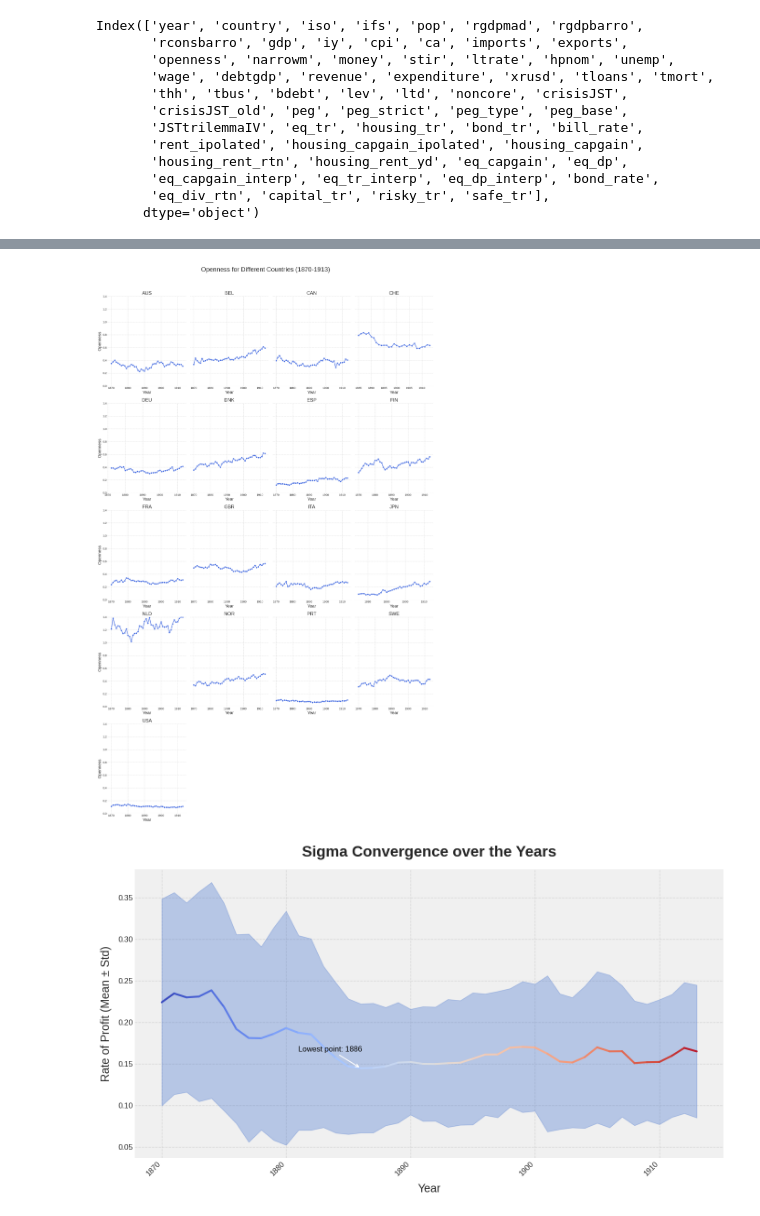
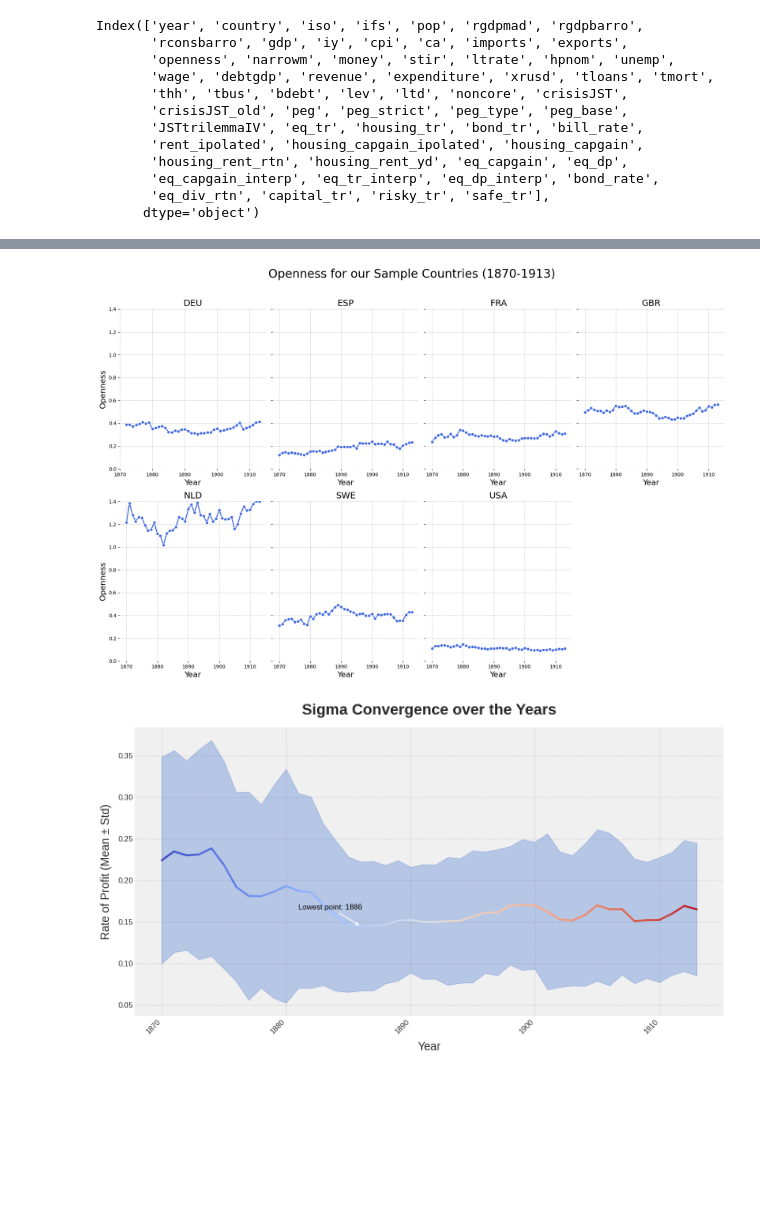
Before and after one commit to kabeerbora/1st_global, a Jupyter notebook: 1st_global.ipynb, the cells around one changed output, grey strips where cells are left out. Cells and saved outputs as stored; diff of their text form; code cells hidden in the pictures; blank space fills up the shorter version.

```diff
--- a/1st_global.ipynb
+++ b/1st_global.ipynb
@@ -65,9 +63,9 @@ df_open = df_open[df_open['year'] <= 1913]
 df_open['exp_gdp'] = df_open['exports']/df_open['gdp']
 df_open['imp_gdp'] = df_open['imports']/df_open['gdp']
 # %%
-df_open = df_open[['exp_gdp', 'imp_gdp', 'year', 'country','iso']]
+df_open = df_open[['exp_gdp', 'imp_gdp', 'year', 'country','iso', 'openness']]
 # %%
-iso_list = ['AUS', 'BEL', 'CAN', 'CHE', 'DEU', 'DNK', 'ESP', 'FIN', 'FRA', 'GBR', 'ITA', 'JPN', 'NLD', 'NOR', 'PRT', 'SWE', 'USA']
+iso_list = ['DEU','ESP', 'FRA', 'GBR', 'NLD', 'SWE', 'USA']
 df_open = df_open[df_open['iso'].isin(iso_list)]
 df_open
 # %% [output]
@@ -123,35 +107,35 @@ df_open = df_open[mask]
 import matplotlib.pyplot as plt
 import seaborn as sns
 min_openness = df_open['openness'].min()
 max_openness = df_open['openness'].max()
 num_countries = len(df_open['iso'].unique())
 num_cols = min(num_countries, 4)
 num_rows = (num_countries + num_cols - 1) // num_cols
 fig, axes = plt.subplots(nrows=num_rows, ncols=num_cols, figsize=(18, 6 * num_rows), sharey=True)
 axes = axes.flatten()
 for i, (country, group) in enumerate(df_open.groupby('iso')):
   ax = axes[i]
 
 
   group = group[group['openness'] != 0]
 
   sns.lineplot(x='year', y='openness', data=group, marker='o', ax=ax, color='royalblue', linewidth=2)
 
   ax.set_title(country, fontsize=18)
   ax.set_xlabel('Year', fontsize=16)
   ax.set_ylabel('Openness', fontsize=16)
   ax.grid(True, linestyle='--', alpha=0.7)
   ax.set_ylim(min_openness, max_openness)
 
 
   sns.despine(ax=ax, left=True, bottom=True)
 for j in range(i + 1, len(axes)):
     fig.delaxes(axes[j])
-plt.suptitle('Openness for Different Countries (1870-1913)', fontsize=24)
+plt.suptitle('Openness for our Sample Countries (1870-1913)', fontsize=24)
 plt.tight_layout(rect=[0, 0, 1, 0.96])
 plt.show()
 # %% [output]
-[figure, old version]
+[figure, new version]
 # %%
 import matplotlib.pyplot as plt
 import seaborn as sns
```
Also changed, not shown: parts of 4 cells of this notebook.
